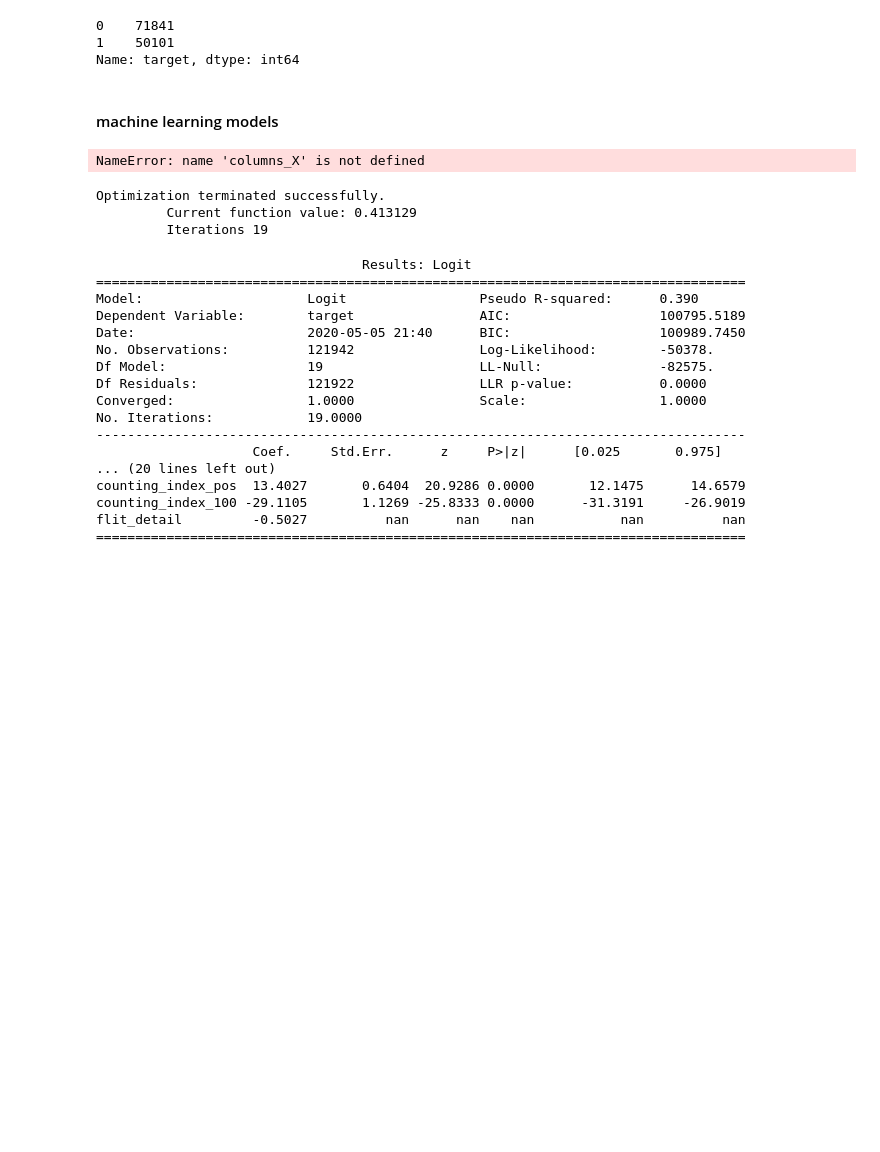
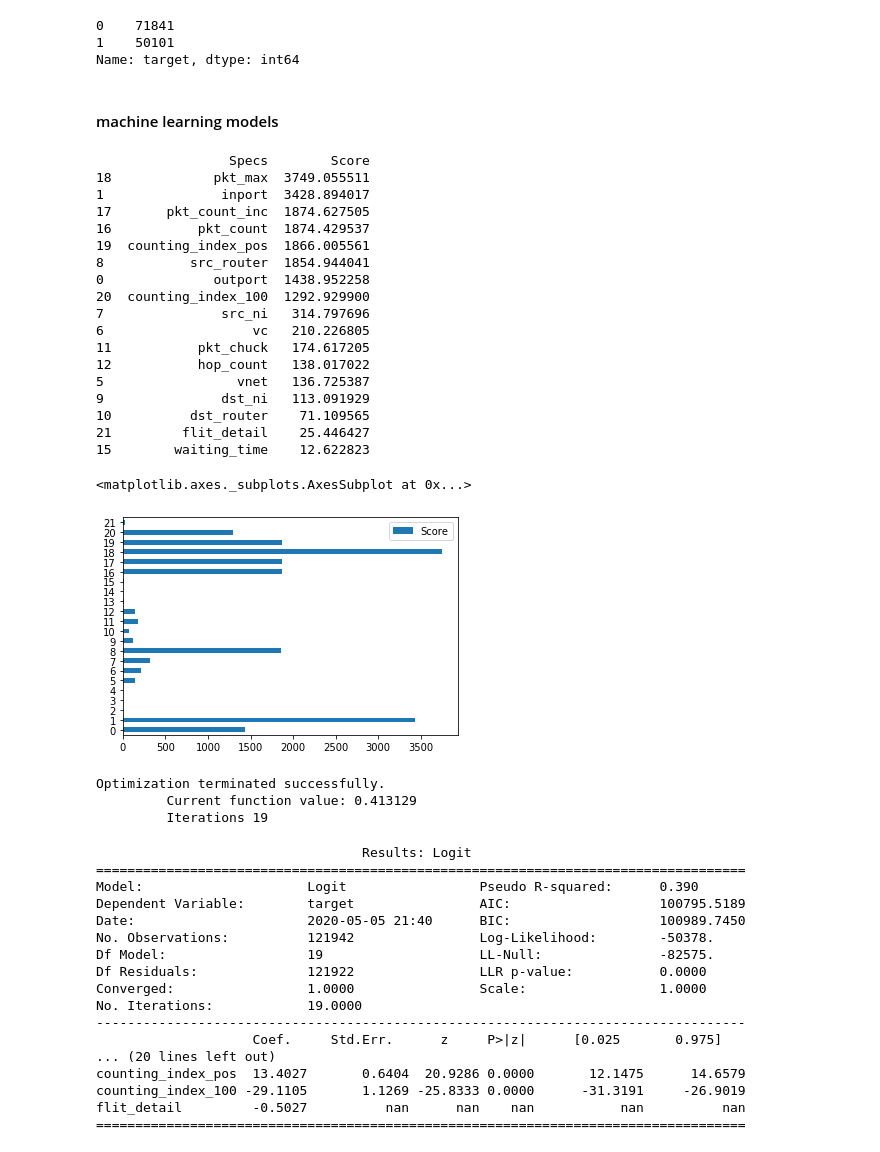
Before and after one commit to chamikasudusinghe/nocml, a Jupyter notebook: ver 5.2/wat_r1_model-v1.ipynb, the cells around one changed output. Cells and saved outputs as stored; diff of their text form; code cells hidden in the pictures; blank space fills up the shorter version.

```diff
--- a/ver 5.2/wat_r1_model-v1.ipynb
+++ b/ver 5.2/wat_r1_model-v1.ipynb
@@ -345,16 +345,35 @@ X_train, X_test, y_train, y_test = train_test_split(train_X, train_Y, test_size=
 # %%
 #SelectKBest for feature selection
 bf = SelectKBest(score_func=chi2, k=17)
 fit = bf.fit(X_train,y_train)
 dfscores = pd.DataFrame(fit.scores_)
-dfcolumns = pd.DataFrame(columns_X.columns)
+dfcolumns = pd.DataFrame(columns)
 
 featureScores = pd.concat([dfcolumns,dfscores],axis=1)
 featureScores.columns = ['Specs','Score']
 print(featureScores.nlargest(17,'Score'))
 featureScores.plot(kind='barh')
 # %% [output]
-NameError: name 'columns_X' is not defined
+                 Specs        Score
+18             pkt_max  3749.055511
+1               inport  3428.894017
+17       pkt_count_inc  1874.627505
+16           pkt_count  1874.429537
+19  counting_index_pos  1866.005561
+8           src_router  1854.944041
+0              outport  1438.952258
+20  counting_index_100  1292.929900
+7               src_ni   314.797696
+6                   vc   210.226805
+11           pkt_chuck   174.617205
+12           hop_count   138.017022
+5                 vnet   136.725387
+9               dst_ni   113.091929
+10          dst_router    71.109565
+21         flit_detail    25.446427
+15        waiting_time    12.622823
+<matplotlib.axes._subplots.AxesSubplot at 0x...>
+[figure, added]
 # %%
 #logistic regression
 from sklearn.linear_model import LogisticRegression
```
